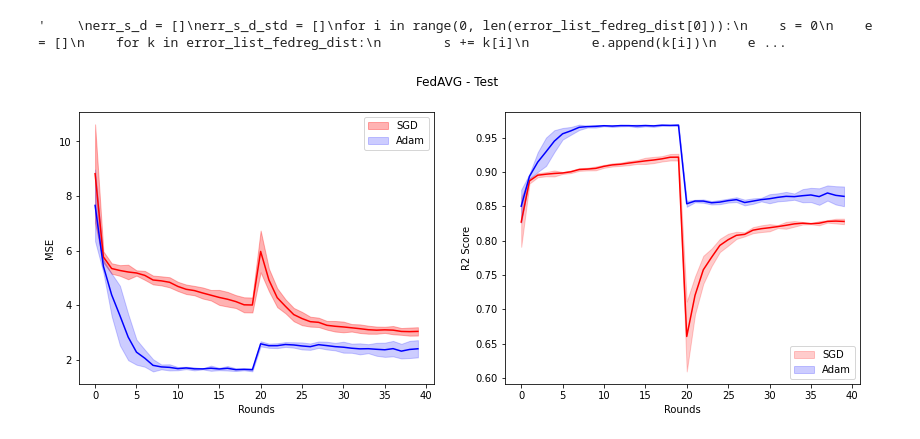
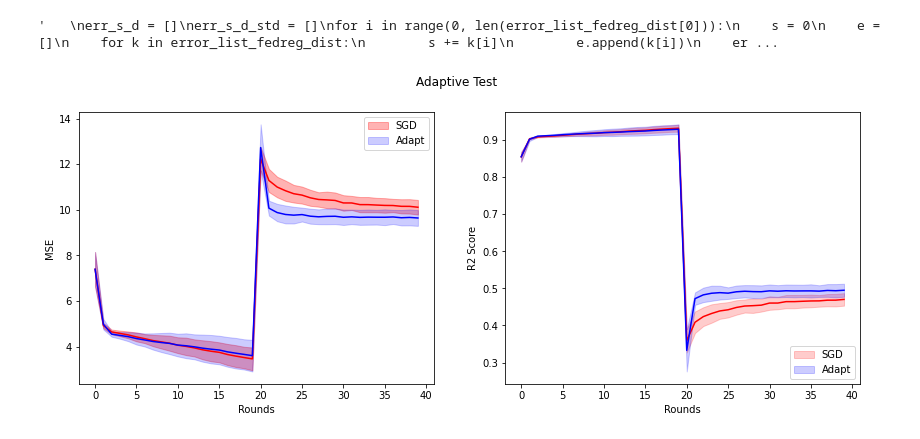
Before and after one commit to alexbergamasco96/NS_FederatedLearning, a Jupyter notebook: Testing.ipynb, the cells around one changed output. Cells and saved outputs as stored; diff of their text form; code cells hidden in the pictures.

Commit message:
Adaptive implementation

```diff
--- a/Testing.ipynb
+++ b/Testing.ipynb
@@ -5,8 +5,10 @@ import concurrent.futures
 import multiprocessing as mp
 
 from comparison import comparison
+# %%
+test_name = "test0"
 # %%
-iterations = 4
+iterations = 20
 
 if __name__ == '__main__':
 
@@ -14,17 +16,17 @@ if __name__ == '__main__':
 
     error_list_fedavg = []
     score_list_fedavg = []
-    error_list_fedreg = []
-    score_list_fedreg = []
+    error_list_fedadapt = []
+    score_list_fedadapt = []
     #error_list_fedreg_dist = []
     #score_list_fedreg_dist = []
 
     with concurrent.futures.ProcessPoolExecutor(max_workers=mp.cpu_count(), mp_context=mp.get_context("spawn")) as executor:
-            for e_avg, s_avg, e_reg, s_reg in executor.map(comparison, SEEDS):
+            for e_adapt, s_adapt, e_avg, s_avg in executor.map(comparison, SEEDS):
                 error_list_fedavg.append(e_avg)
                 score_list_fedavg.append(s_avg)
-                error_list_fedreg.append(e_reg)
-                score_list_fedreg.append(s_reg)
+                error_list_fedadapt.append(e_adapt)
+                score_list_fedadapt.append(s_adapt)
                 #error_list_fedreg_dist.append(e_reg_d)
                 #score_list_fedreg_dist.append(s_reg_d)
 # %%
@@ -59,24 +61,24 @@ for i in range(0, len(score_list_fedavg[0])):
 
 err_s = []
 err_s_std = []
-for i in range(0, len(error_list_fedreg[0])):
+for i in range(0, len(error_list_fedadapt[0])):
     s = 0
     e = []
-    for k in error_list_fedreg:
+    for k in error_list_fedadapt:
         s += k[i]
         e.append(k[i])
-    err_s.append(s / len(error_list_fedreg))
+    err_s.append(s / len(error_list_fedadapt))
     err_s_std.append(np.std(e))
 
 sc_s = []
 sc_s_std = []
-for i in range(0, len(score_list_fedreg[0])):
+for i in range(0, len(score_list_fedadapt[0])):
     s = 0
     e = []
-    for k in score_list_fedreg:
+    for k in score_list_fedadapt:
         s += k[i]
         e.append(k[i])
-    sc_s.append(s / len(score_list_fedreg))
+    sc_s.append(s / len(score_list_fedadapt))
     sc_s_std.append(np.std(e))
 
 
@@ -84,7 +86,7 @@ for i in range(0, len(score_list_fedreg[0])):
 
 
 
-'''
+"""
 err_s_d = []
 err_s_d_std = []
 for i in range(0, len(error_list_fedreg_dist[0])):
@@ -107,9 +109,9 @@ for i in range(0, len(score_list_fedreg_dist[0])):
     sc_s_d.append(s / len(score_list_fedreg_dist))
     sc_s_d_std.append(np.std(e))
 
-'''
+"""
 # %% [output]
-'    \nerr_s_d = []\nerr_s_d_std = []\nfor i in range(0, len(error_list_fedreg_dist[0])):\n    s = 0\n    e = []\n    for k in error_list_fedreg_dist:\n        s += k[i]\n        e.append(k[i])\n    e ...
+'   \nerr_s_d = []\nerr_s_d_std = []\nfor i in range(0, len(error_list_fedreg_dist[0])):\n    s = 0\n    e = []\n    for k in error_list_fedreg_dist:\n        s += k[i]\n        e.append(k[i])\n    er ...
 # %%
 import matplotlib.pyplot as plt
 from matplotlib.pyplot import figure
@@ -118,7 +120,7 @@ from matplotlib.ticker import MaxNLocator
 #plt.figure(figsize=(20,5))
 
 fig, (ax1, ax2) = plt.subplots(1, 2, figsize=(14,5))
-fig.suptitle("FedAVG - Test")
+fig.suptitle("Adaptive Test")
 
 
 x = np.arange(len(error_list_fedavg[0]))
@@ -128,39 +130,39 @@ ax2.xaxis.set_major_locator(MaxNLocator(integer=True))
 
 
 ax1.fill_between(x, np.array(err)+np.array(err_std), np.array(err)-np.array(err_std), color='red', label='SGD', alpha=0.3)
-ax1.fill_between(x, np.array(err_s)+np.array(err_s_std), np.array(err_s)-np.array(err_s_std), color='blue', label='Adam', alpha=0.2)
+ax1.fill_between(x, np.array(err_s)+np.array(err_s_std), np.array(err_s)-np.array(err_s_std), color='blue', label='Adapt', alpha=0.2)
 #ax1.fill_between(x, np.array(err_s_d)+np.array(err_s_d_std), np.array(err_s_d)-np.array(err_s_d_std), color='green', label='FedREG_Dist', alpha=0.2)
 ax1.plot(x, err, color='red')
 ax1.plot(x, err_s, color='blue')
 #ax1.plot(x, err_s_d, color='green')
 
 ax1.legend(loc='upper right')
 
 ax1.set_xlabel("Rounds")
 ax1.set_ylabel("MSE")
 
 
 #ax1.set_ylim(ymin=0, ymax=5)
 
 
 ax2.fill_between(x, np.array(sc)+np.array(sc_std), np.array(sc)-np.array(sc_std), color='red', label='SGD', alpha=0.2)
-ax2.fill_between(x, np.array(sc_s)+np.array(sc_s_std), np.array(sc_s)-np.array(sc_s_std), color='blue', label='Adam', alpha=0.2)
+ax2.fill_between(x, np.array(sc_s)+np.array(sc_s_std), np.array(sc_s)-np.array(sc_s_std), color='blue', label='Adapt', alpha=0.2)
 #ax2.fill_between(x, np.array(sc_s_d)+np.array(sc_s_d_std), np.array(sc_s_d)-np.array(sc_s_d_std), color='green', label='FedREG_Dist', alpha=0.2)
 ax2.plot(x, sc, color='red')
 ax2.plot(x, sc_s, color='blue')
 #ax2.plot(x, sc_s_d, color='green')
 
 ax2.legend(loc='lower right')
 
 ax2.set_xlabel("Rounds")
 ax2.set_ylabel("R2 Score")
 #ax2.set_ylim(ymin=0.6, ymax=1)
 
 
 
 
 plt.draw()
 
-plt.savefig('AdamTests/Test6.svg')
+plt.savefig("Adaptive_Tests/plots/"+test_name+".svg")
 # %% [output]
-[figure, old version]
+[figure, new version]
```
Also changed, not shown: parts of 3 cells of this notebook, 28 other files.
